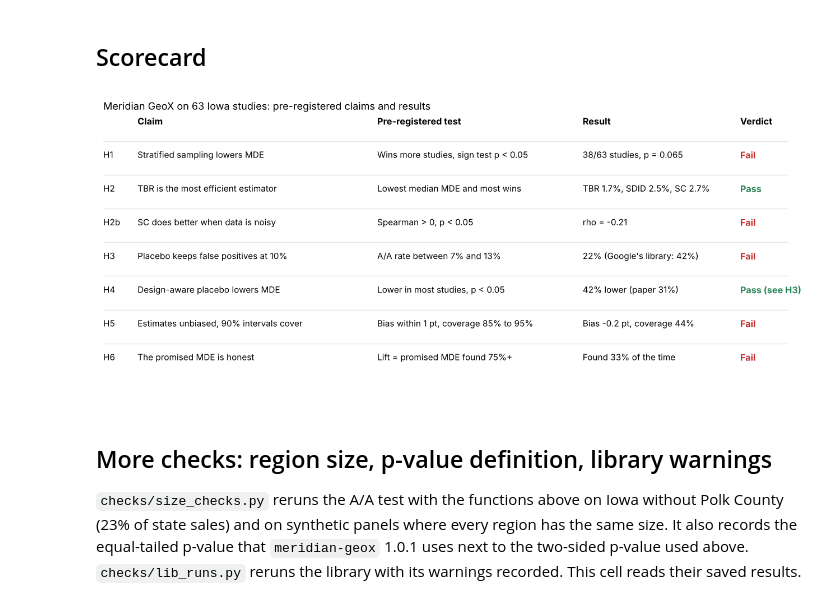
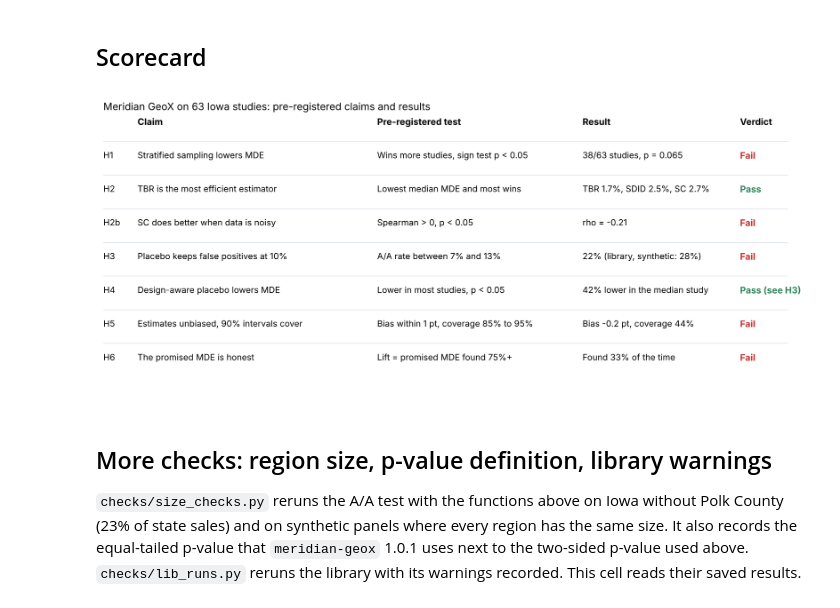
Before and after one commit to ZFayFay/geox-replication, a Jupyter notebook: geox_replication.ipynb, the cells around one changed output. Saved outputs shown, nothing was run; the diff lists cells and outputs as text; code cells hidden in the pictures.

```diff
--- a/geox_replication.ipynb
+++ b/geox_replication.ipynb
@@ -1035,36 +1035,36 @@ scorecard(
             "H3",
             "Placebo keeps false positives at 10%",
             "A/A rate between 7% and 13%",
-            f"{R_['H3']['pooled']['p_da']*100:.0f}% (Google's library: {R_['library']['fpr']*100:.0f}%)",
+            f"{R_['H3']['pooled']['p_da']*100:.0f}% (library, synthetic: {R_['library_synthetic']['fpr']*100:.0f}%)",
             "Fail",
         ),
         (
             "H4",
             "Design-aware placebo lowers MDE",
             "Lower in most studies, p < 0.05",
-            f"{R_['H4']['median_reduction']*100:.0f}% lower (paper 31%)",
+            f"{R_['H4']['median_reduction']*100:.0f}% lower in the median study",
             "Pass (see H3)",
         ),
         (
             "H5",
             "Estimates unbiased, 90% intervals cover",
             "Bias within 1 pt, coverage 85% to 95%",
             f"Bias {R_['H5']['chosen_mean_err_pp']:+.1f} pt, coverage {R_['H5']['chosen_coverage']*100:.0f}%",
             "Fail",
         ),
         (
             "H6",
             "The promised MDE is honest",
             "Lift = promised MDE found 75%+",
             f"Found {R_['H6']['chosen_detect']*100:.0f}% of the time",
             "Fail",
         ),
     ],
     "Meridian GeoX on 63 Iowa studies: pre-registered claims and results",
     "figures/fig0_scorecard.png",
 )
 # %% [output]
-[figure, old version]
+[figure, new version]
 # %% [markdown]
 ## More checks: region size, p-value definition, library warnings
 
```
Also changed, not shown: 1 other file.
